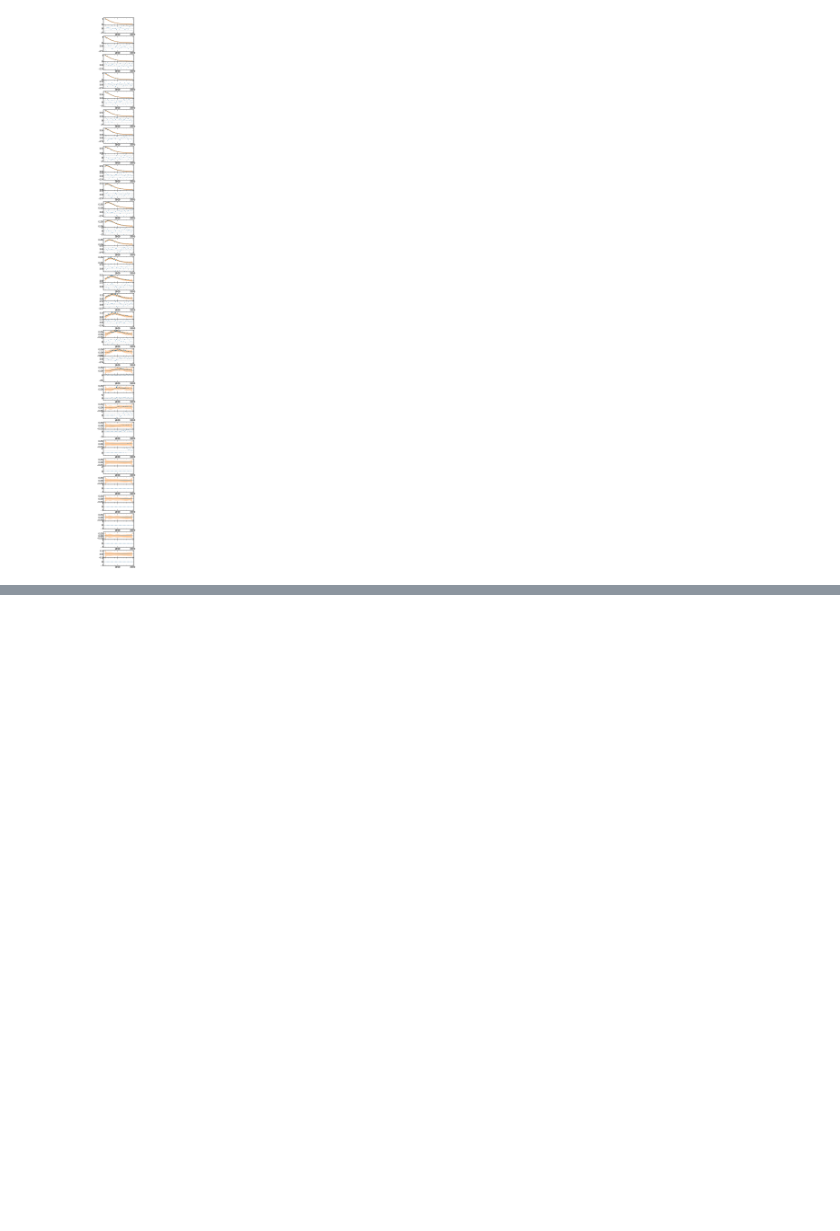
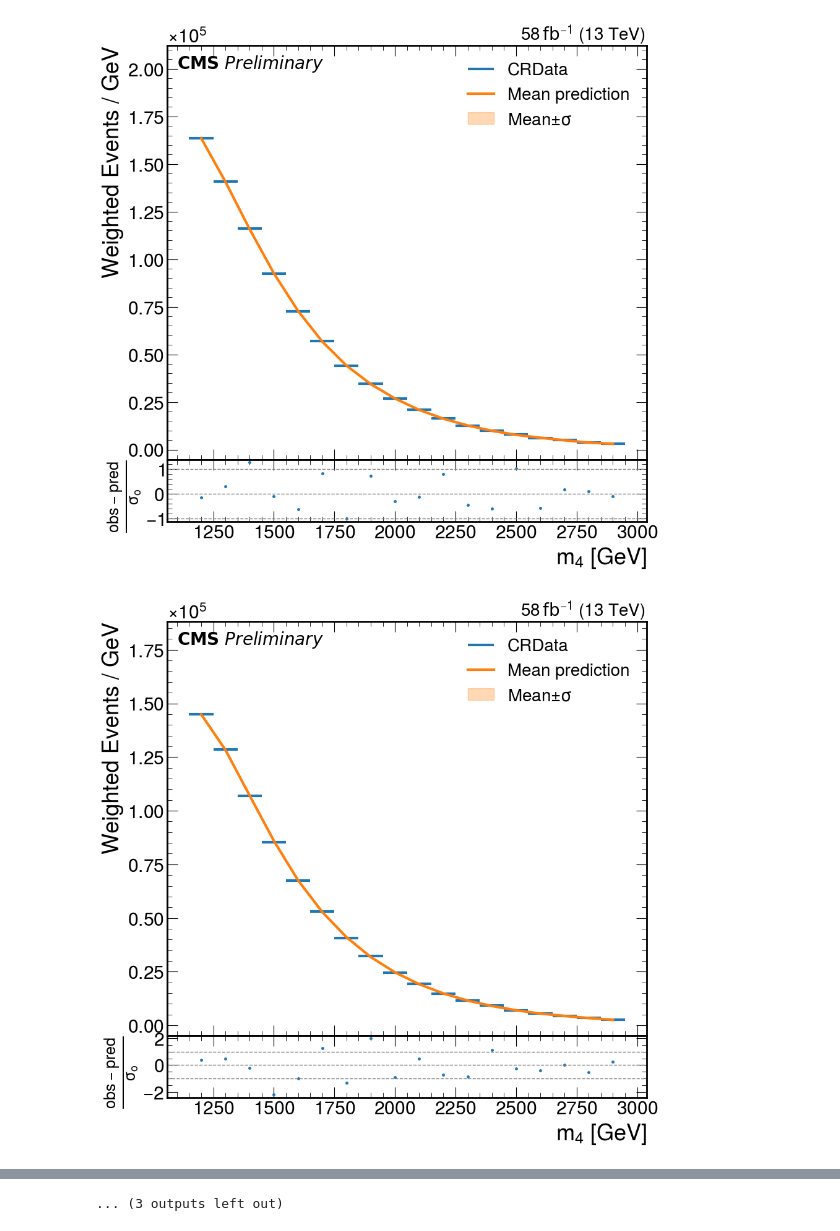
Before and after one commit to UMN-CMS/SingleStopCoffea, a Jupyter notebook: notebooks/multidim_fit.ipynb, the cells around one changed output, grey strips where cells are left out. Saved outputs shown, nothing was run; the diff lists cells and outputs as text; code cells hidden in the pictures; blank space fills up the shorter version.

Commit message:
More updates to fitting

```diff
--- a/notebooks/multidim_fit.ipynb
+++ b/notebooks/multidim_fit.ipynb
@@ -181,26 +211,22 @@ from fitting.plot_tools import generatePulls
-# %%
-import importlib
-dim = 1
-slices=  np.unique(test.inputs[:,dim])
-
-def sliceGPH(pred,data, val, dim=1):
-    mask = torch.isclose(data.inputs[:,dim],torch.tensor(val,dtype=torch.float64), atol=1e-3)
-    pred_mean = pred.mean[mask]
-    pred_var = pred.variance[mask]
-    return pred_mean, pred_var
-
-def sliceDH(data, val,dim=1):
-    mask = torch.isclose(data.inputs[:,dim],torch.tensor(val,dtype=torch.float64), atol=1e-3)
-    return data.outputs[mask], data.variances[mask]
-
-fig,axes = plt.subplots(len(slices),figsize=(5,len(slices)*3))
-for ax,s in zip(axes,slices):
-    data,variances = sliceDH( test, s, dim)
-    mean, model_var = sliceGPH(pred, test, s,dim)
-    model_obj = PlotObject.fromNumpy((mean, test.edges[1-dim]), model_var)
-
-    generatePulls(ax, (test.edges[1-dim], data, variances), (mean, model_var))
-
-fig.savefig("../figures/slices.pdf")
-# %% [output]
-[figure, removed]
+# %%
+import fitting.plot_tools as fpt
+import analyzer.plotting as plotting
+from pathlib import Path
+import importlib
+importlib.reload(analyzer.plotting)
+
+importlib.reload(fpt)
+
+
+for val, f, ax in fpt.createSlices(
+    (pred.mean * value_scale, pred.variance * value_scale**2),
+    raw_test
+    , observed_title="CRData", window_2d=window, dim=1):
+    plotting.addTitles1D(ax, plotting.PlotObject.fromHist(qcd_hist[:,sum]))
+    p = Path("figures/slices")
+    p.mkdir(parents=True, exist_ok=True)
+    f.savefig(p / f"slice_{val}.pdf")
+    #plt.close(f)
+# %% [output]
+[figure, added]
+[figure, added]
@@ -206,0 +243 @@ fig.savefig("../figures/slices.pdf")
+... (3 outputs left out)
```
Also changed, not shown: parts of 17 cells of this notebook, 5 other files.
